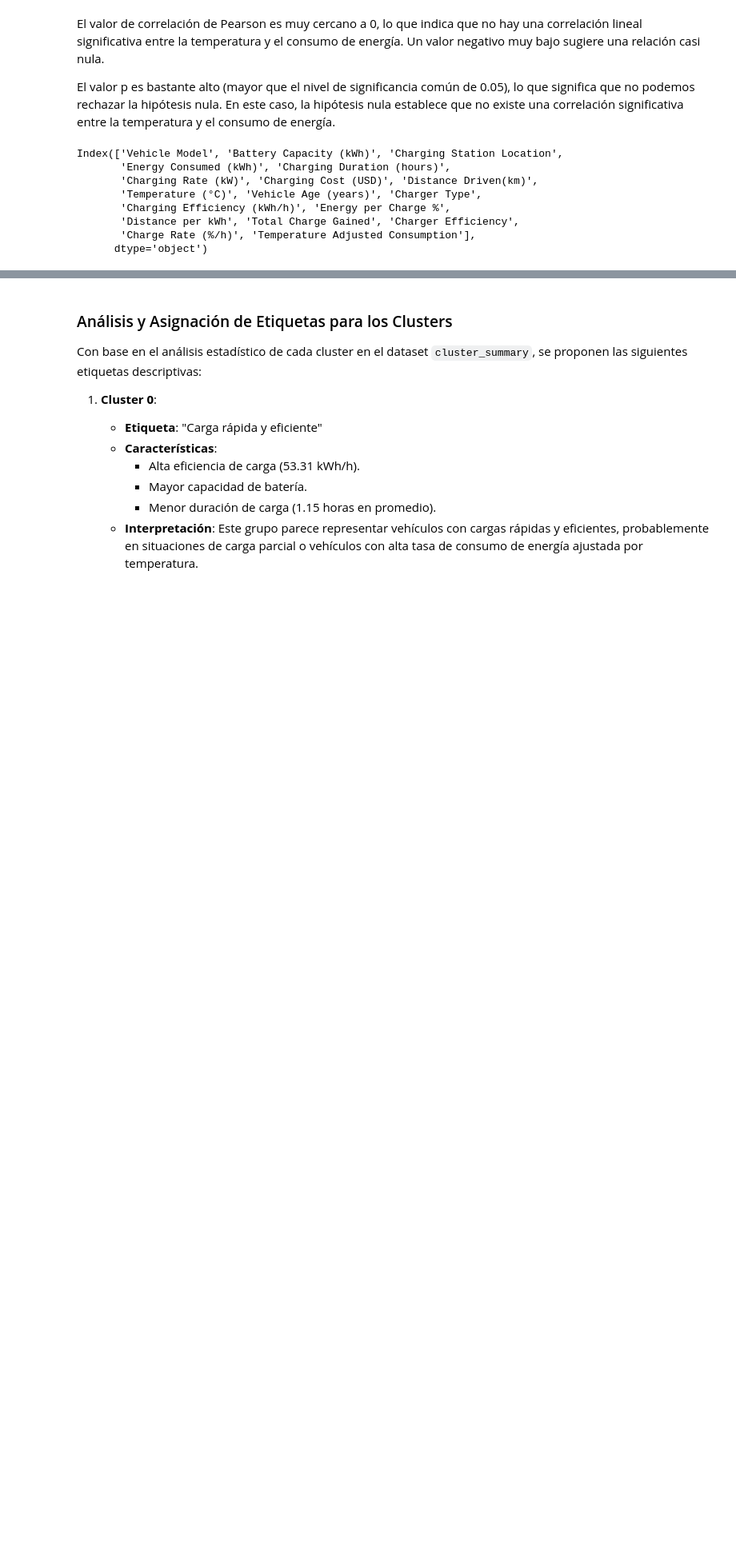
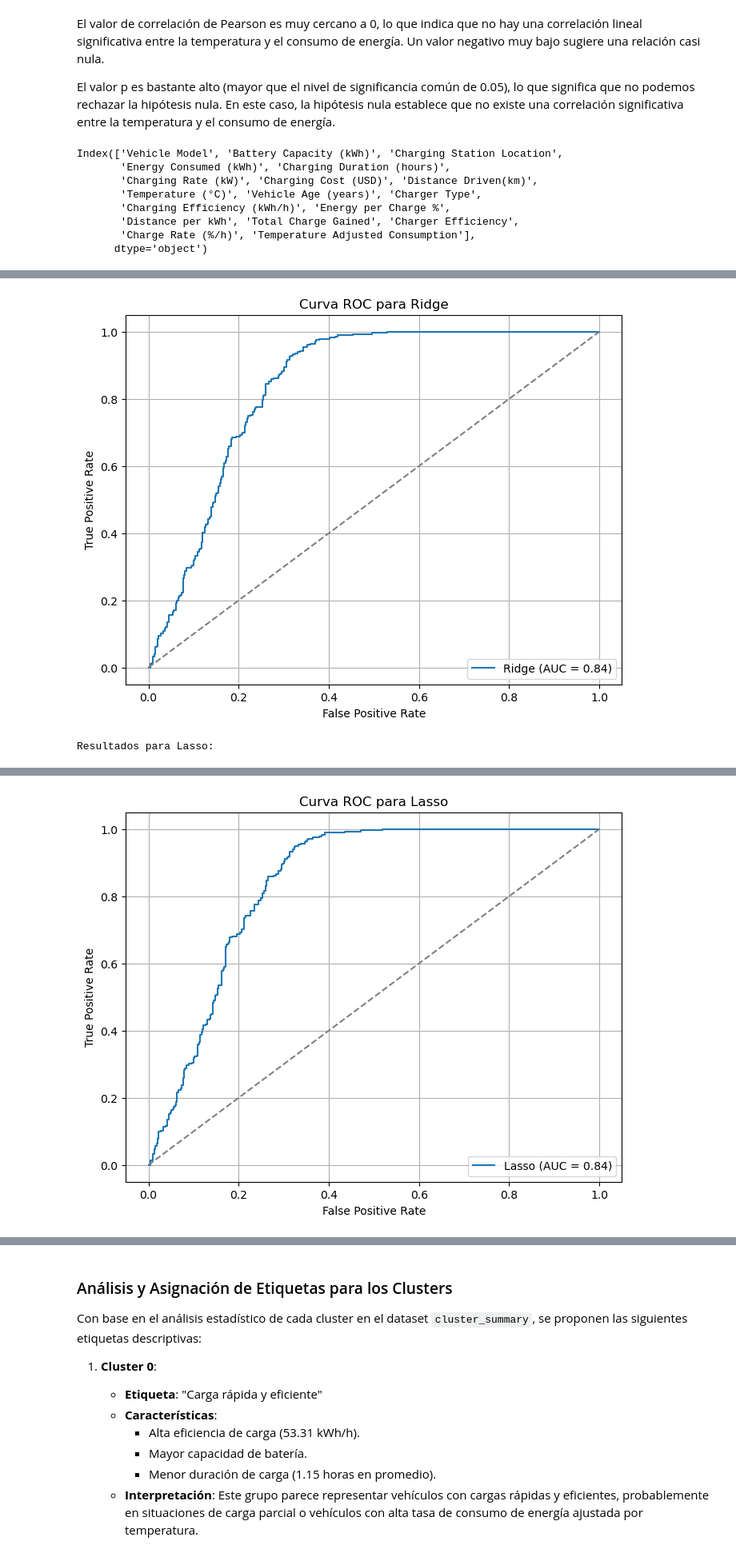
Before and after one commit to bermejo4/MachineLearning-MADI, a Jupyter notebook: DataScience/FinalProject_DS_Luis.ipynb, the cells around one changed output, grey strips where cells are left out. Shown: that part at 80% size. Saved outputs shown, nothing was run; the diff lists cells and outputs as text; code cells hidden in the pictures; blank space fills up the shorter version.

```diff
--- a/DataScience/FinalProject_DS_Luis.ipynb
+++ b/DataScience/FinalProject_DS_Luis.ipynb
@@ -403,0 +309,71 @@ weighted avg       0.77      0.77      0.77       203
+# %%
+import pandas as pd
+from sklearn.linear_model import LogisticRegressionCV
+from sklearn.metrics import accuracy_score, confusion_matrix, classification_report, roc_auc_score, roc_curve
+import matplotlib.pyplot as plt
+
+# Crear una copia del dataframe y definir el tipo de usuario en el nuevo dataframe
+data_with_user_type = data_cleaned.copy()
+data_with_user_type['User Type'] = data_with_user_type.apply(
+    lambda x: 1 if x['Charging Duration (hours)'] > 2 and x['Energy Consumed (kWh)'] > 30 else 0,
+    axis=1
+)
+
+# Definir las variables predictoras y la nueva variable objetivo
+X = data_with_user_type[['Battery Capacity (kWh)', 'Charging Duration (hours)', 'Charging Rate (kW)', 'Temperature (°C)']]
+y = data_with_user_type['User Type']
+
+# Inicializar diccionarios para almacenar resultados
+results = {}
+
+# Definir los modelos con diferentes tipos de penalización
+penalties = {'Ridge': 'l2', 'Lasso': 'l1', 'Elastic Net': 'elasticnet'}
+
+for name, penalty in penalties.items():
+    print(f"\nResultados para {name}:")
+
+    # Configurar el modelo de LogisticRegressionCV
+    model = LogisticRegressionCV(
+        cv=5,
+        penalty=penalty,
+        solver='saga',  # 'saga' es el único solver que soporta L1, L2 y elasticnet en LogisticRegressionCV
+        scoring='accuracy',
+        max_iter=1000,
+        random_state=42,
+        l1_ratios=[0.5] if penalty == 'elasticnet' else None  # Usar 0.5 para Elastic Net
+    )
+
+    # Entrenar el modelo
+    model.fit(X, y)
+
+    # Obtener predicciones y probabilidades
+    y_pred = model.predict(X)
+    y_prob = model.predict_proba(X)[:, 1]
+
+    # Calcular y almacenar métricas de rendimiento
+    results[name] = {
+        'accuracy': accuracy_score(y, y_pred),
+        'confusion_matrix': confusion_matrix(y, y_pred),
+        'classification_report': classification_report(y, y_pred, output_dict=True),
+        'auc': roc_auc_score(y, y_prob)
+    }
+
+    # Mostrar los resultados de cada modelo
+    print("Precisión promedio:", results[name]['accuracy'])
+    print("Matriz de Confusión:\n", results[name]['confusion_matrix'])
+    print("AUC:", results[name]['auc'])
+    print("\nReporte de Clasificación:")
+    print(classification_report(y, y_pred))
+
+    # Curva ROC
+    fpr, tpr, _ = roc_curve(y, y_prob)
+    plt.figure(figsize=(8, 6))
+    plt.plot(fpr, tpr, label=f'{name} (AUC = {results[name]["auc"]:.2f})')
+    plt.plot([0, 1], [0, 1], color='gray', linestyle='--')
+    plt.xlabel("False Positive Rate")
+    plt.ylabel("True Positive Rate")
+    plt.title(f"Curva ROC para {name}")
+    plt.legend(loc="lower right")
+    plt.grid(True)
+    plt.show()
+# %% [output]
@@ -403,0 +396,2 @@ weighted avg       0.77      0.77      0.77       203
+[figure, added]
+Resultados para Lasso:
@@ -403,0 +413 @@ weighted avg       0.77      0.77      0.77       203
+[figure, added]
```
Also changed, not shown: parts of 10 cells of this notebook.
